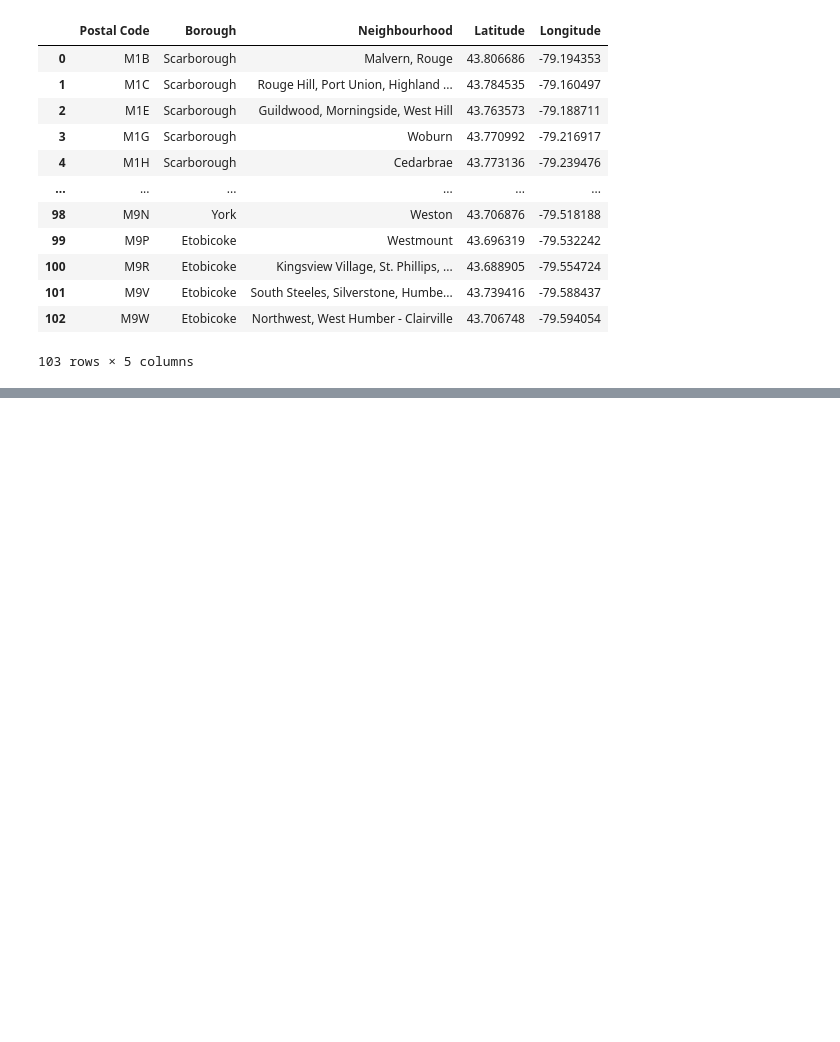
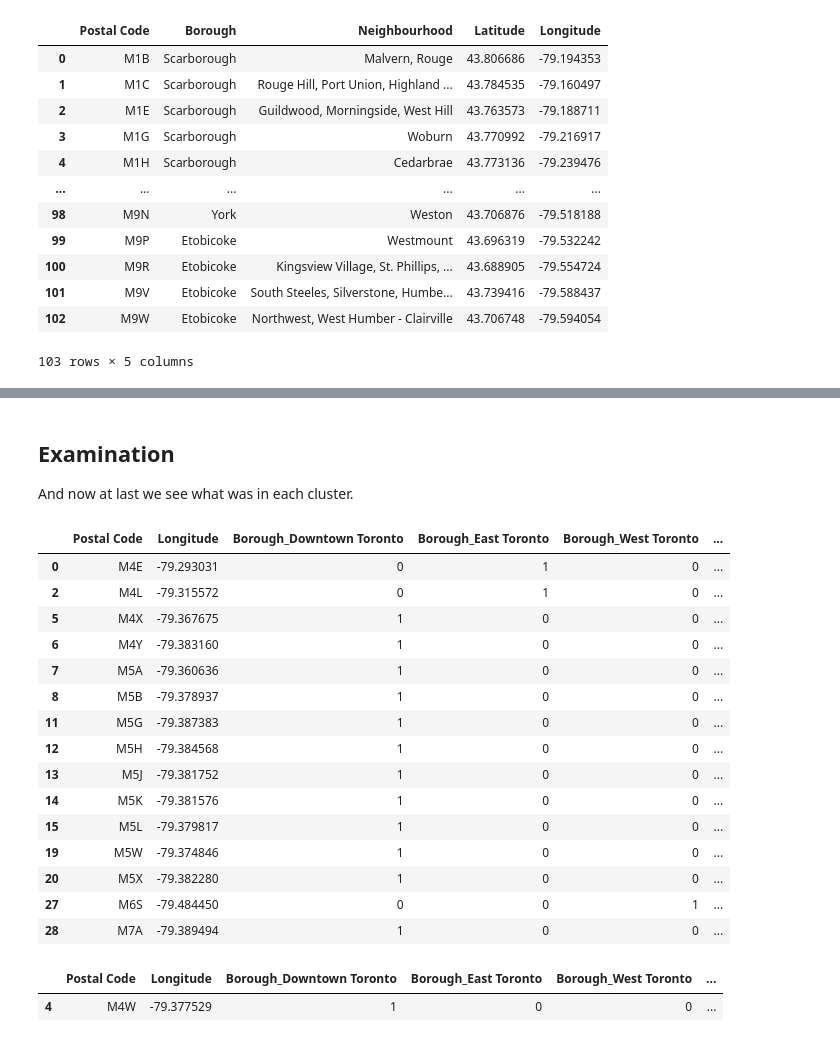
Before and after one commit to J-Breingan/ibm_coursera_capstone_project, a Jupyter notebook: Capstone Week 3 Assignment.ipynb, the cells around one changed output, grey strips where cells are left out. Cells and saved outputs as stored; diff of their text form; code cells hidden in the pictures; blank space fills up the shorter version.

```diff
--- a/Capstone Week 3 Assignment.ipynb
+++ b/Capstone Week 3 Assignment.ipynb
@@ -182,0 +367,11 @@ df
+# %%
+# add clustering labels
+# neighborhoods_venues_sorted.drop('Cluster Labels', axis = 1, inplace=True) #for reruns
+neighborhoods_venues_sorted.insert(0, 'Cluster Labels', kmeans.labels_)
+
+toronto_merged = df.rename(columns={'Neighbourhood':'Neighborhood'})
+
+# merge toronto_grouped with toronto_data to add latitude/longitude for each neighborhood
+toronto_merged = toronto_merged.join(neighborhoods_venues_sorted.set_index('Neighborhood'), on='Neighborhood')
+
+toronto_merged.head() # check the last columns!
@@ -182,0 +392,28 @@ df
+# %%
+# create map
+import matplotlib.cm as cm
+import matplotlib.colors as colors
+map_clusters = folium.Map(location=[lat, lon], zoom_start=11)
+
+# set color scheme for the clusters
+x = np.arange(kclusters)
+ys = [i + x + (i*x)**2 for i in range(kclusters)]
+colors_array = cm.rainbow(np.linspace(0, 1, len(ys)))
+rainbow = [colors.rgb2hex(i) for i in colors_array]
+
+# add markers to the map
+markers_colors = []
+toronto_merged = toronto_merged.dropna() #some clusters have no label here
+for lat, lon, poi, cluster in zip(toronto_merged['Latitude'], toronto_merged['Longitude'],
+                                  toronto_merged['Neighborhood'], toronto_merged['Cluster Labels']):
+    label = folium.Popup(str(poi) + ' Cluster ' + str(cluster), parse_html=True)
+    folium.CircleMarker(
+        [lat, lon],
+        radius=5,
+        popup=label,
+        color=rainbow[int(cluster-1)],
+        fill=True,
+        fill_color=rainbow[int(cluster-1)],
+        fill_opacity=0.7).add_to(map_clusters)
+
+map_clusters
@@ -182,0 +422,30 @@ df
+# %% [markdown]
+## Examination
+And now at last we see what was in each cluster.
+# %%
+
+def show_cluster(label):
+    return toronto_merged.loc[toronto_merged['Cluster Labels'] == label, toronto_merged.columns[[1] + list(range(5, toronto_merged.shape[1]))]].loc[toronto_merged['Cluster Labels'] == label, toronto_merged.columns[[1] + list(range(5, toronto_merged.shape[1]))]]
+show_cluster(0)
+# %% [output]
+|  | Postal Code | Longitude | Borough_Downtown Toronto | Borough_East Toronto | Borough_West Toronto | ... |
+| 0 | M4E | -79.293031 | 0 | 1 | 0 | ... |
+| 2 | M4L | -79.315572 | 0 | 1 | 0 | ... |
+| 5 | M4X | -79.367675 | 1 | 0 | 0 | ... |
+| 6 | M4Y | -79.383160 | 1 | 0 | 0 | ... |
+| 7 | M5A | -79.360636 | 1 | 0 | 0 | ... |
+| 8 | M5B | -79.378937 | 1 | 0 | 0 | ... |
+| 11 | M5G | -79.387383 | 1 | 0 | 0 | ... |
+| 12 | M5H | -79.384568 | 1 | 0 | 0 | ... |
+| 13 | M5J | -79.381752 | 1 | 0 | 0 | ... |
+| 14 | M5K | -79.381576 | 1 | 0 | 0 | ... |
+| 15 | M5L | -79.379817 | 1 | 0 | 0 | ... |
+| 19 | M5W | -79.374846 | 1 | 0 | 0 | ... |
+| 20 | M5X | -79.382280 | 1 | 0 | 0 | ... |
+| 27 | M6S | -79.484450 | 0 | 0 | 1 | ... |
+| 28 | M7A | -79.389494 | 1 | 0 | 0 | ... |
+# %%
+show_cluster(1)
+# %% [output]
+|  | Postal Code | Longitude | Borough_Downtown Toronto | Borough_East Toronto | Borough_West Toronto | ... |
+| 4 | M4W | -79.377529 | 1 | 0 | 0 | ... |
```
Also changed, not shown: parts of 30 cells of this notebook.
